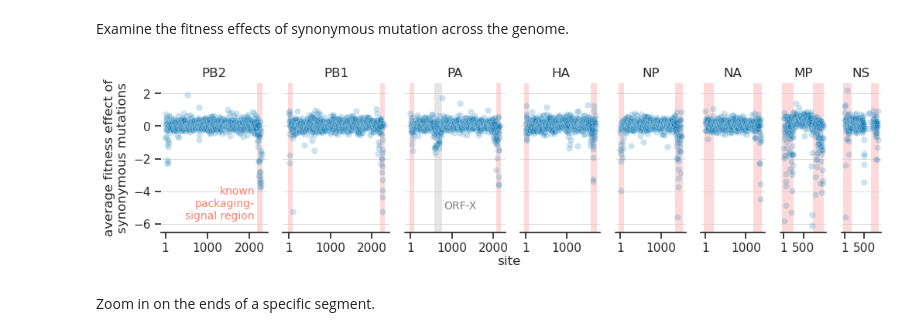
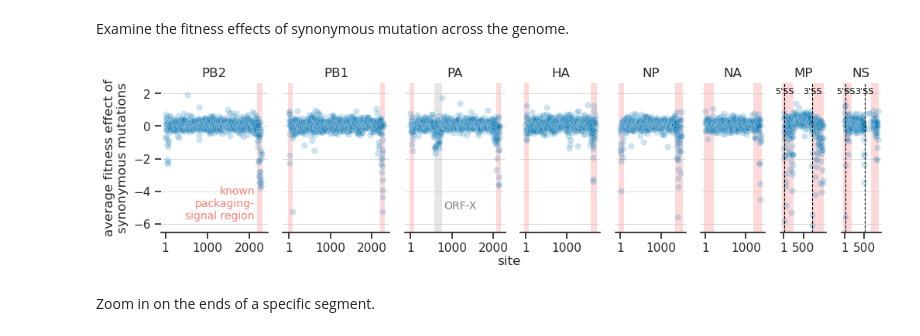
Before and after one commit to matsengrp/flu-mut-rates, a Jupyter notebook: notebooks/analyze_fitness_effects.ipynb, the cells around one changed output. Saved outputs shown, nothing was run; the diff lists cells and outputs as text; code cells hidden in the pictures.

```diff
--- a/notebooks/analyze_fitness_effects.ipynb
+++ b/notebooks/analyze_fitness_effects.ipynb
@@ -147,6 +147,9 @@ Examine the fitness effects of synonymous mutation across the genome.
 # %%
 # Load packaging signal boundaries
 packaging_signals = pd.read_csv('../data/packaging_signal_boundaries.csv', keep_default_na=False)
+
+# Load splice-site boundaries (canonical M2 and NEP sites)
+splice_sites = pd.read_csv('../data/splice_site_boundaries.csv', keep_default_na=False)
 
 # Determine CDS length per segment from coding_sites.csv
 # Use H1 for HA, N1 for NA, 'all' for internal segments
@@ -200,34 +203,44 @@ for (i, segment) in enumerate(segments):
     # PA-X = join(1..570, 572..760); X-ORF (+1 frame) nt 572-760, stop codon TGA at 758-760
     # Reference: Jagger et al. 2012 Science
     if segment == 'PA':
         ax.axvspan(572, 760, alpha=0.2, color='gray', zorder=0, lw=0)
         x_center = (572 + 760) / 2 / cds_len
         ax.text(0.55, 0.21, 'ORF-X', transform=ax.transAxes,
                 ha='center', va='top', fontsize=10, color='gray')
 
+    # Mark canonical splice sites (MP: M2; NS: NEP) with dashed vertical lines
+    feature_labels = {'5prime_splice_site': "5'SS", '3prime_splice_site': "3'SS"}
+    for _, row in splice_sites[splice_sites['segment'] == segment].iterrows():
+        ax.axvline(row['position'], linestyle='--', color='black', linewidth=0.8, zorder=1)
+        ax.text(
+            row['position'], 0.97, feature_labels[row['feature']],
+            transform=ax.get_xaxis_transform(),
+            ha='center', va='top', fontsize=8, color='black', zorder=3,
+        )
+
     # Annotate leftmost plot with packaging signal legend
     if i == 0:
         ax.text(0.88, 0.07, 'known\npackaging-\nsignal region', transform=ax.transAxes,
                 ha='right', va='bottom', fontsize=10, color='salmon')
 
     ax.grid(axis='y', which='both', lw=0.5)
     ax.set(title=segment, xlabel='')
     if i > 0:
         ax.tick_params(axis='y', which='both', left=False, labelleft=False)
     if data['site'].max() < 1000:
         ax.set_xticks([1, 500])
     elif data['site'].max() < 2000:
         ax.set_xticks([1, 1000])
     else:
         ax.set_xticks([1, 1000, 2000])
     sns.despine(left=True, ax=ax)
 
 axs[0].set(ylabel='average fitness effect of\nsynonymous mutations')
 fig.text(0.5, -0.06, 'site', ha='center')
 plt.savefig('../results/figures/fitness_effect_syn.png', dpi=300, bbox_inches='tight')
 plt.show()
 # %% [output]
-[figure, old version]
+[figure, new version]
 # %% [markdown]
 Zoom in on the ends of a specific segment.
 # %%
```
Also changed, not shown: 1 other file.
